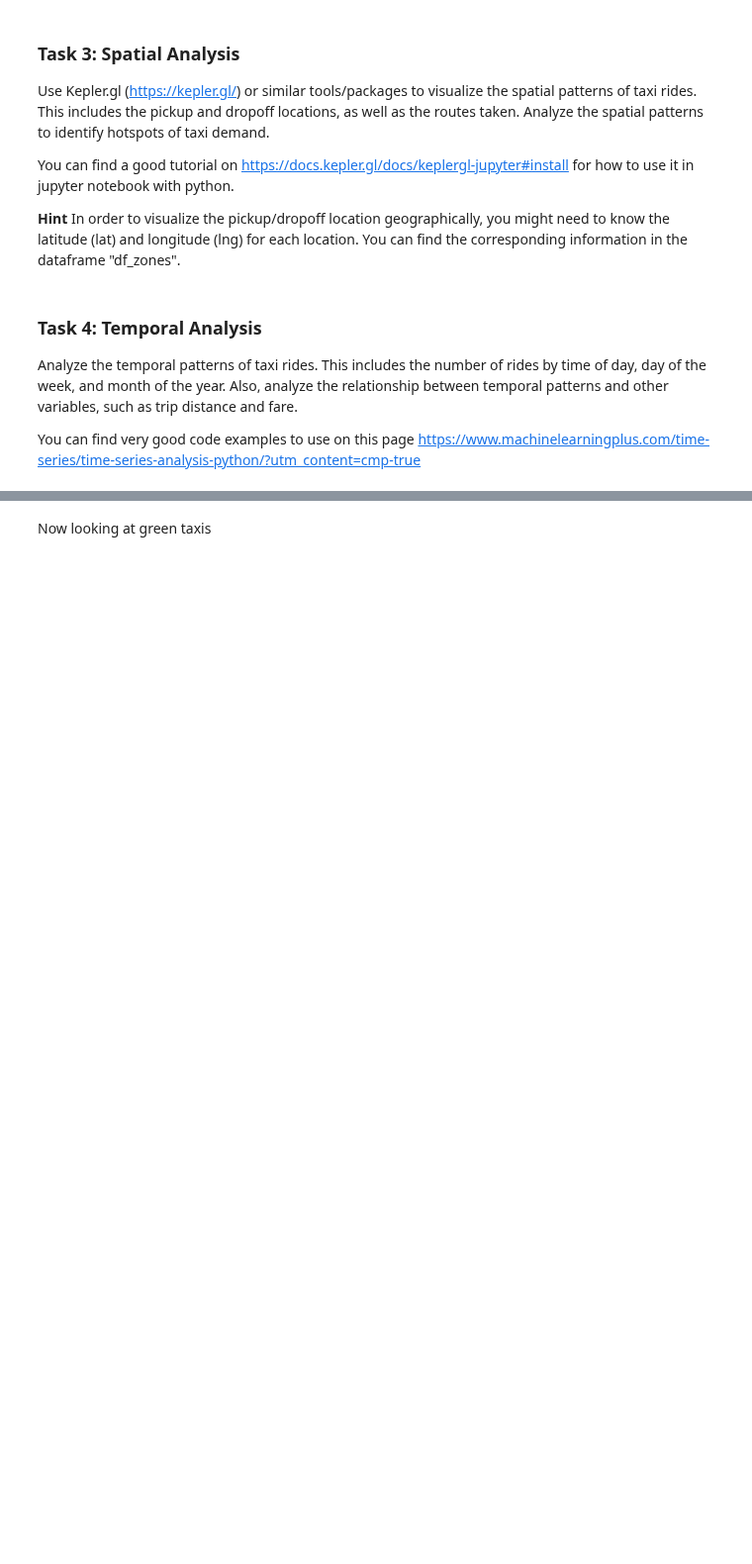
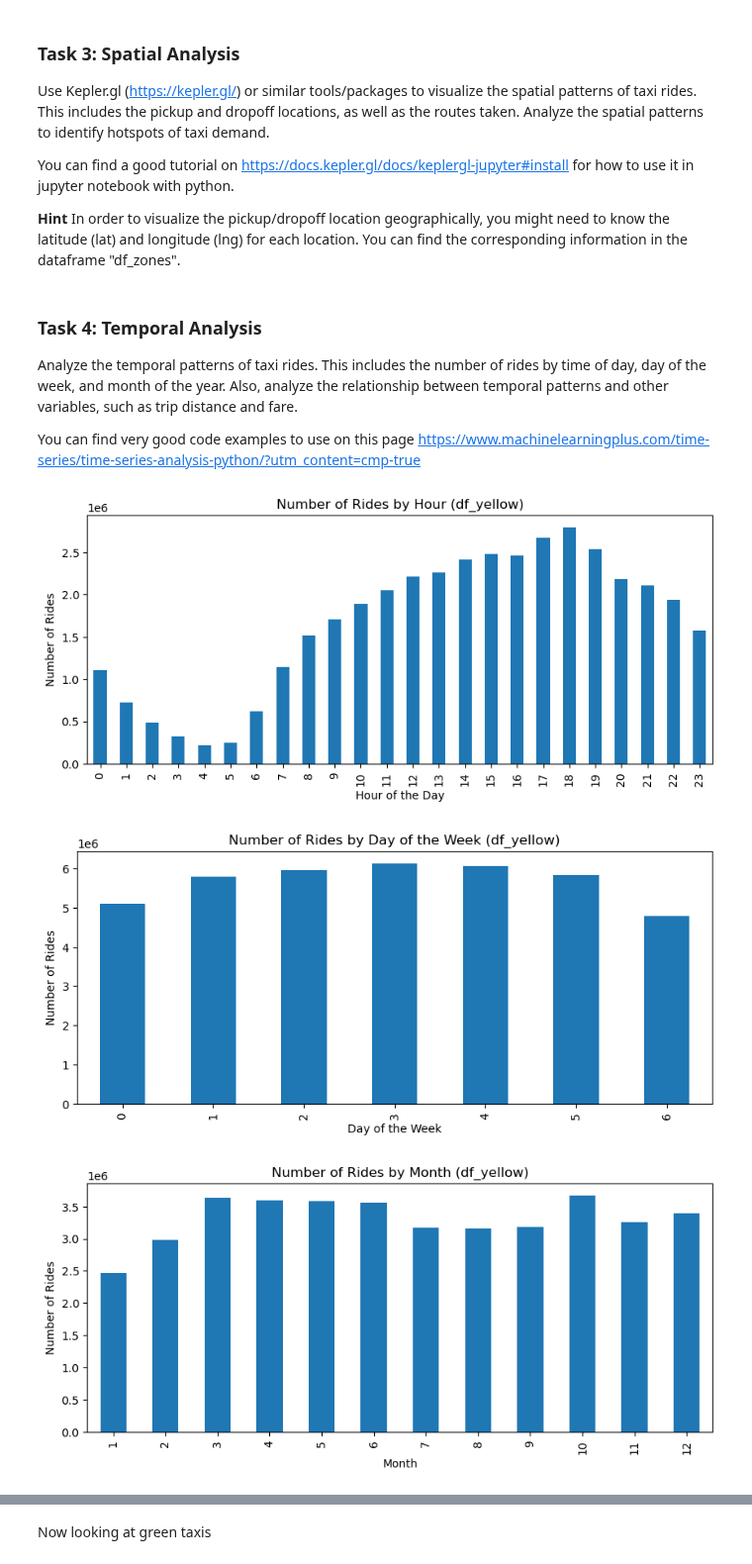
Before and after one commit to ngiorda4/NYC-Taxi-Analysis-and-Forecasting, a Jupyter notebook: 4_HStemporal_spatial_data_analysis copy.ipynb, the cells around one changed output, grey strips where cells are left out. Shown at 99% size. Cells and saved outputs as stored; diff of their text form; code cells hidden in the pictures; blank space fills up the shorter version.

Commit message:
Working on task 4
done with yellow cab data on task 4. Need to work on green data.

```diff
--- a/4_HStemporal_spatial_data_analysis copy.ipynb
+++ b/4_HStemporal_spatial_data_analysis copy.ipynb
@@ -194,37 +233,37 @@ rides_by_day_yellow = df_yellow.groupby('day_of_week').size()
 
 # Number of rides by month
 rides_by_month_yellow = df_yellow.groupby('month').size()
 
 # Plotting the temporal patterns for df_yellow
 fig1, ax1 = plt.subplots(figsize=(10, 4))
 rides_by_hour_yellow.plot(kind='bar', ax=ax1)
 ax1.set_title('Number of Rides by Hour (df_yellow)')
 ax1.set_xlabel('Hour of the Day')
 ax1.set_ylabel('Number of Rides')
 
 fig2, ax2 = plt.subplots(figsize=(10, 4))
 rides_by_day_yellow.plot(kind='bar', ax=ax2)
 ax2.set_title('Number of Rides by Day of the Week (df_yellow)')
 ax2.set_xlabel('Day of the Week')
 ax2.set_ylabel('Number of Rides')
 
 fig3, ax3 = plt.subplots(figsize=(10, 4))
 rides_by_month_yellow.plot(kind='bar', ax=ax3)
 ax3.set_title('Number of Rides by Month (df_yellow)')
 ax3.set_xlabel('Month')
 ax3.set_ylabel('Number of Rides')
 
 # Analyze relationship with other variables (e.g., trip distance and fare)
 # Scatter plot: Trip distance vs. Hour of pickup
-plt.figure(figsize=(8, 6))
-plt.scatter(df_yellow['hour'], df_yellow['trip_distance'])
-plt.xlabel('Hour of Pickup')
-plt.ylabel('Trip Distance')
-plt.title('Trip Distance vs. Hour of Pickup (df_yellow)')
 
-# number of rides per day in the month of december
-plt.figure
+
+# Rides by month vs Fare amount
+
 
 # Show the plots
 plt.subplots_adjust(hspace=0.5, wspace=1.3)
 plt.show()
+# %% [output]
+[figure, added]
+[figure, added]
+[figure, added]
```
Also changed, not shown: parts of 4 cells of this notebook.
